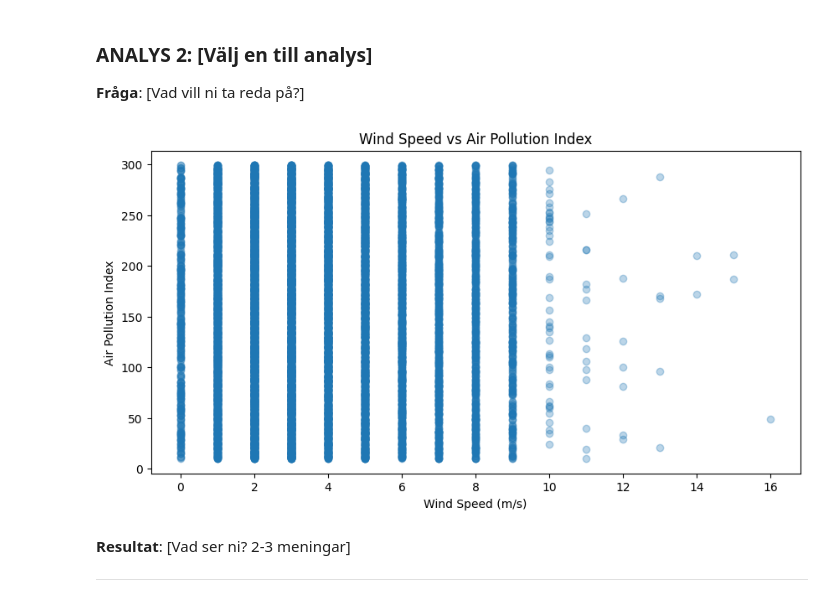
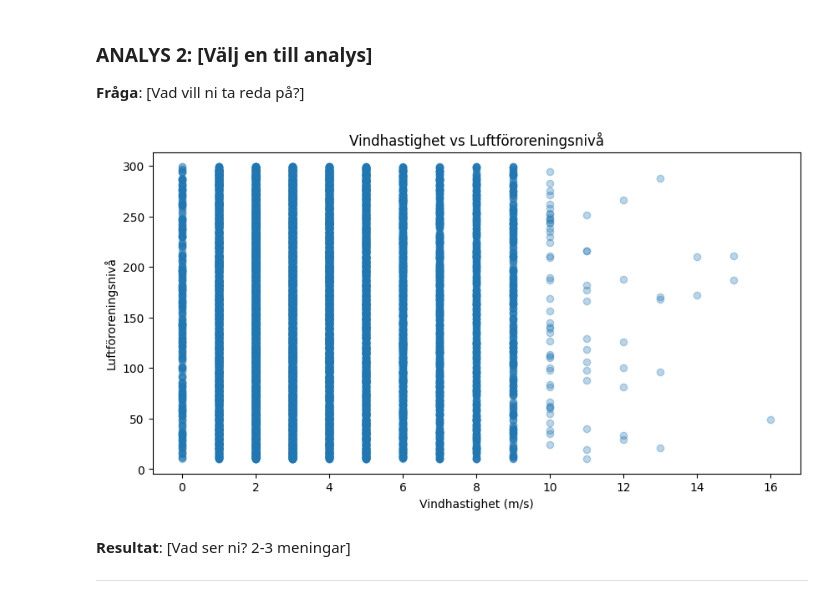
Before and after one commit to regissoren7/big-data-iot-labs, a Jupyter notebook: mini-projekt/Mohamed.Filimon.ipynb, the cells around one changed output. Saved outputs shown, nothing was run; the diff lists cells and outputs as text; code cells hidden in the pictures.

```diff
--- a/mini-projekt/Mohamed.Filimon.ipynb
+++ b/mini-projekt/Mohamed.Filimon.ipynb
@@ -150,20 +150,20 @@ I graffen ser vi inget samband mellan temperaturen och luftföroreningar, i olik
 # %%
 # ANALYS 1: Finns det ett samband mellan temperatur och luftföroreningar?
 import matplotlib.pyplot as plt
 
 #skapa en figur med storlek 10x5
 plt.figure(figsize=(10,5))
 
 #rita en scatter plot med wind_speed på x-axeln och air_pollution_index på y-axeln
 plt.scatter(df["wind_speed"], df["air_pollution_index"], alpha=0.3)
 
 #namn på x-axeln, y-axeln och titel på grafen
-plt.xlabel("Wind Speed (m/s)")
-plt.ylabel("Air Pollution Index")
-plt.title("Wind Speed vs Air Pollution Index")
+plt.xlabel("Vindhastighet (m/s)")
+plt.ylabel("Luftföroreningsnivå")
+plt.title("Vindhastighet vs Luftföroreningsnivå")
 plt.show()
 # %% [output]
-[figure, old version]
+[figure, new version]
 # %% [markdown]
 **Resultat**: [Vad ser ni? 2-3 meningar]
 
```
Also changed, not shown: parts of 5 cells of this notebook.
